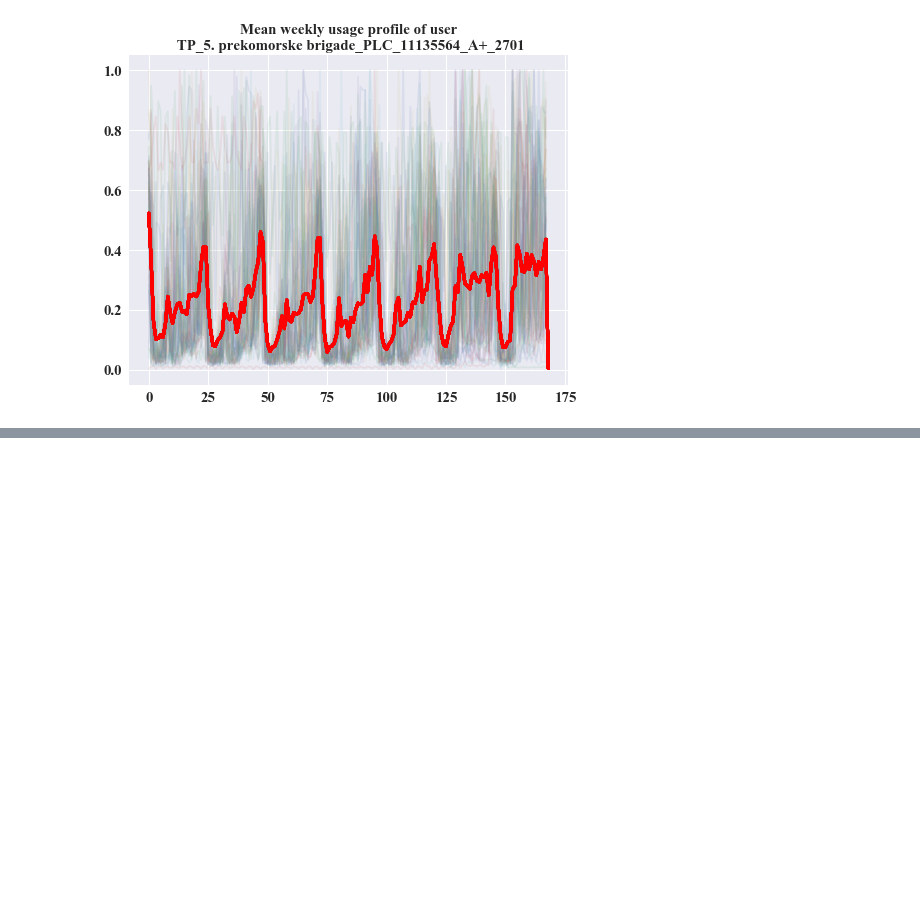
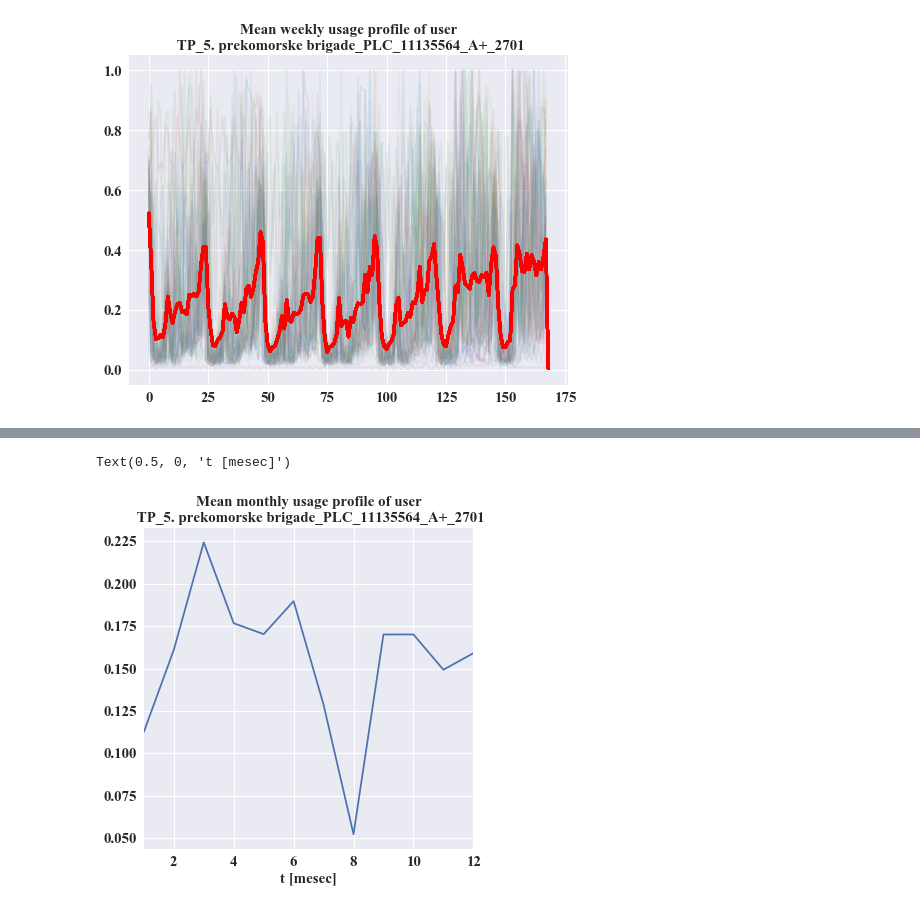
Before and after one commit to 9SpaceBunny2/clustering-energy-consumption, a Jupyter notebook: user_profiles.ipynb, the cells around one changed output, grey strips where cells are left out. Drawn from its saved outputs; the diff is of its cells as text; code cells hidden in the pictures; blank space fills up the shorter version.

```diff
--- a/user_profiles.ipynb
+++ b/user_profiles.ipynb
@@ -87,0 +138,10 @@ weekly_user_profiles.to_excel('weekly_user_profiles.xlsx')
+# %%
+plt.figure(figsize = (cm_to_inch(15), cm_to_inch(15)))
+plt.title('Mean monthly usage profile of user\n {}'.format(USER), fontsize=15)
+monthly_user_profiles[USER].plot()
+plt.tick_params(axis = 'x', labelsize = 15)
+plt.tick_params(axis = 'y', labelsize = 15)
+plt.xlabel('t [mesec]', fontsize = 15)
+# %% [output]
+Text(0.5, 0, 't [mesec]')
+[figure, added]
```
Also changed, not shown: parts of 8 cells of this notebook, 1 other file.
